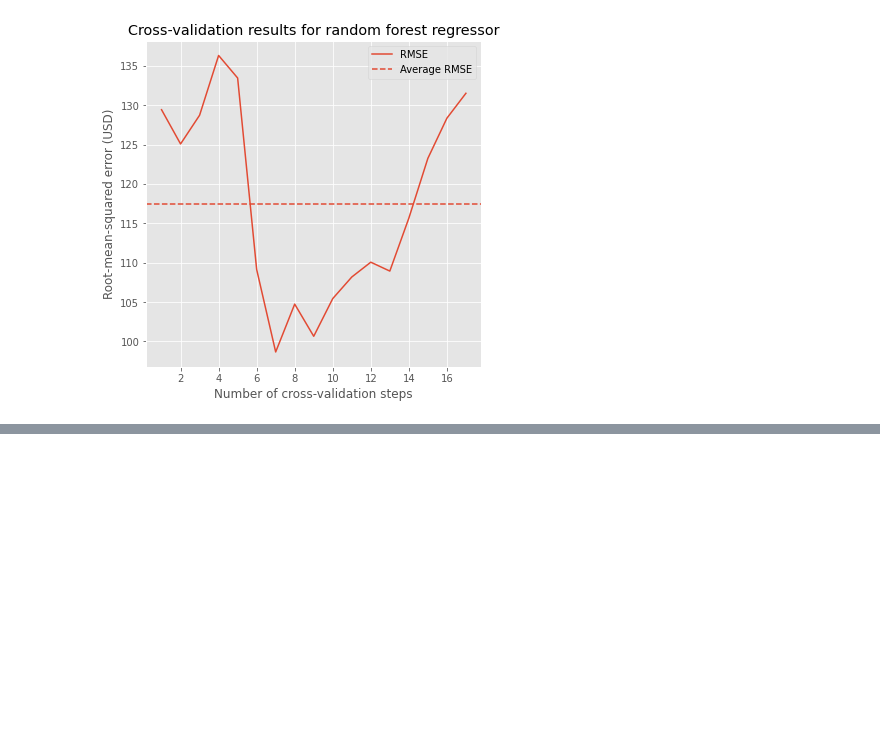
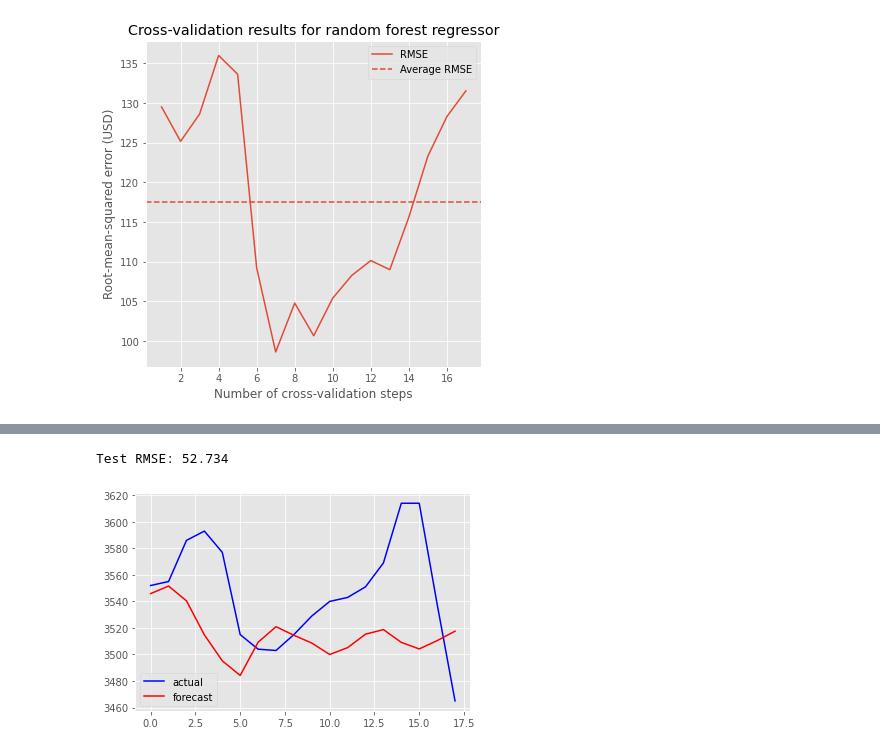
Before and after one commit to EugeniaDickson/zillow_rent_index, a Jupyter notebook: DouglasPizac/rent_model.ipynb, the cells around one changed output, grey strips where cells are left out. Drawn from its saved outputs; the diff is of its cells as text; code cells hidden in the pictures; blank space fills up the shorter version.

```diff
--- a/DouglasPizac/rent_model.ipynb
+++ b/DouglasPizac/rent_model.ipynb
@@ -392,0 +666,43 @@ cv_results
+# %%
+# split into train and test sets
+from sklearn.metrics import mean_squared_error
+X = park_train_rent.values
+size = int(len(X) * 0.75)
+train, test = park_train_rent.values, park_test_rent.values
+history = [x for x in train]
+predictions = list()
+# walk-forward validation
+# for t in range(len(test)):
+#     model = ARIMA(history, order=(5,1,0))
+#     model_fit = model.fit()
+#     output = model_fit.forecast(typ = 'levels') # steps = len(test)
+#     yhat = output[0]
+#     predictions.append(yhat)
+#     obs = test[t]
+#     history.append(obs) # issue is that we add one step after
+#     print('predicted=%f, expected=%f' % (yhat, obs))
+
+
+model = ARIMA(history, order=(15,1,0))
+model_fit = model.fit()
+forecast = model_fit.forecast(typ = 'levels', steps = len(test)) # steps = len(test)
+# yhat = output[0]
+# predictions.append(yhat)
+# obs = test[t]
+# history.append(obs) # issue is that we add one step after
+# print('predicted=%f, expected=%f' % (yhat, obs))
+
+for yhat in forecast:
+    predictions.append(yhat)
+# %%
+# evaluate forecasts
+rmse = mean_squared_error(park_test_rent, predictions,squared = False)
+print('Test RMSE: %.3f' % rmse)
+# plot forecasts against actual outcomes
+plt.plot(test, color = 'blue')
+plt.plot(predictions, color='red')
+plt.legend(['actual','forecast'])
+plt.show()
+# %% [output]
+Test RMSE: 52.734
+[figure, added]
```
Also changed, not shown: parts of 62 cells of this notebook.
